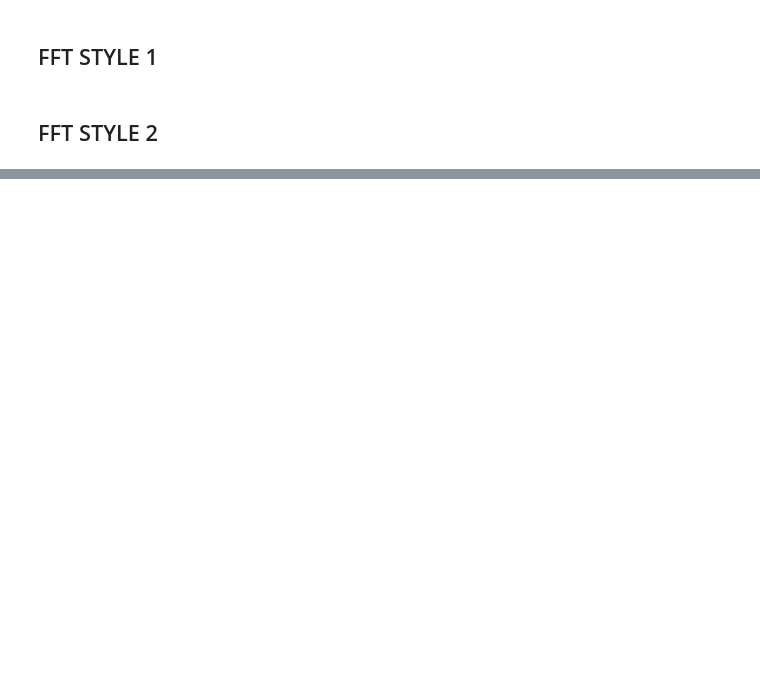
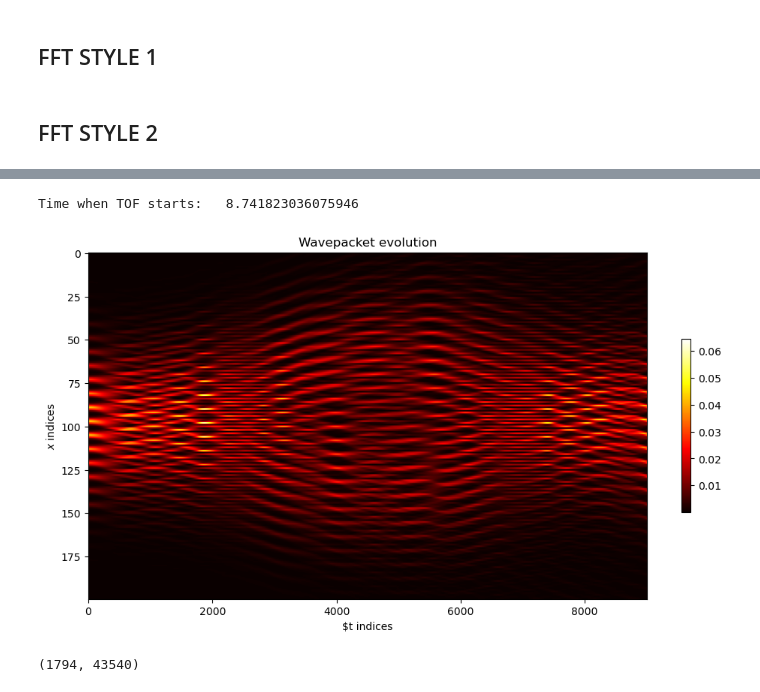
Before and after one commit to rootware/lattice_evolution, a Jupyter notebook: Python/realistic.ipynb, the cells around one changed output, grey strips where cells are left out. Drawn from its saved outputs; the diff is of its cells as text; code cells hidden in the pictures; blank space fills up the shorter version.

```diff
--- a/Python/realistic.ipynb
+++ b/Python/realistic.ipynb
@@ -53,0 +53,22 @@ Time when TOF starts:   8.741823036075946
+# %%
+plt.figure(figsize = (12, 6))
+
+im=plt.imshow(myfft_reshaped_rescaled.T[800:1000, 0:9001], cmap="hot",aspect="auto")
+ax = plt.gca()
+#divider = make_axes_locatable(ax)
+#cax = divider.append_axes("right", size="25%", pad=0.1)
+#plt.colorbar(im, cax=cax)
+plt.colorbar(shrink = 0.5)
+
+plt.xlabel("$t indices")
+plt.ylabel("$x$ indices")
+plt.title("Wavepacket evolution")
+print("Time when TOF starts:\t"+ str( 32*np.pi/11.5) )
+y = np.arange(-96*2,96*2,0.1);
+# %% [output]
+Time when TOF starts:   8.741823036075946
+[figure, added]
+# %%
+myfft_reshaped_rescaled.T.shape[]
+# %% [output]
+(1794, 43540)
```
Also changed, not shown: parts of 3 cells of this notebook, 11 other files.
